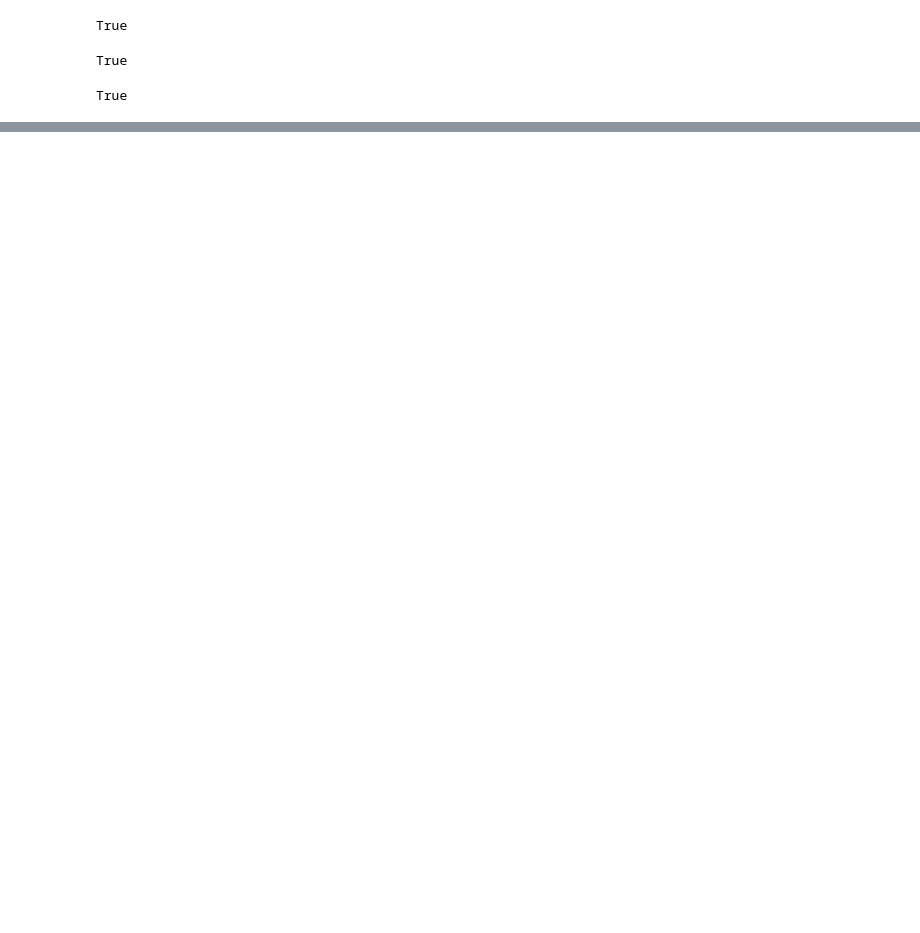
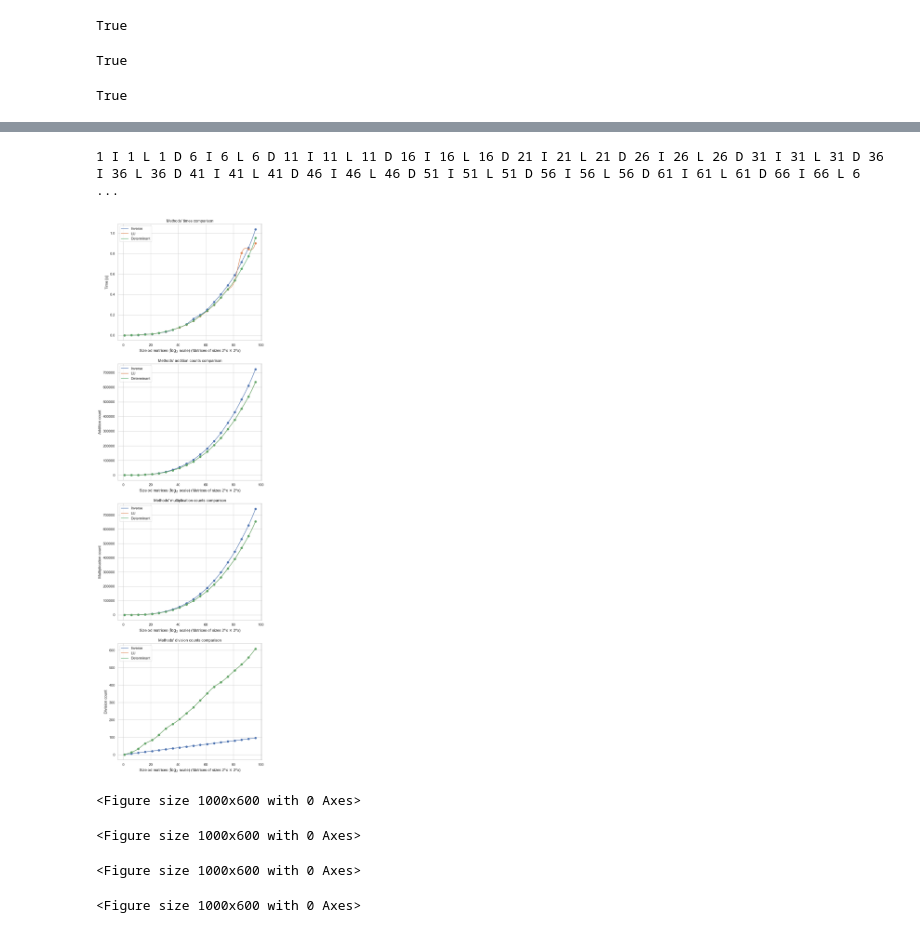
Before and after one commit to Szyntos/Algorymty_Macierzowe, a Jupyter notebook: lab2/main.ipynb, the cells around one changed output, grey strips where cells are left out. Saved outputs shown, nothing was run; the diff lists cells and outputs as text; code cells hidden in the pictures; blank space fills up the shorter version.

Commit message:
Added plots

```diff
--- a/lab2/main.ipynb
+++ b/lab2/main.ipynb
@@ -53,8 +64,8 @@ def create_M(n):
 def inverse(A):
     if A.shape[0] == 1:
         if A[0][0] != 0:
-            return np.array([[1/A[0][0]]])
-        return np.array([[A[0][0]]])
+            return np.array([[Num(1)/A[0][0]]], dtype=Num)
+        return np.array([[A[0][0]]], dtype=Num)
     A11, A12, A21, A22 = matrix_partition(A)
     A11_i = inverse(A11)
     S22 = A22 - A21 @ A11_i @ A12
@@ -76,7 +87,7 @@ True
 # %%
 def LU(A):
     if A.shape[0] == 1:
-        return np.array(A), np.array([[1]])
+        return np.array(A, dtype=Num), np.array([[1]], dtype=Num)
     A11, A12, A21, A22 = matrix_partition(A)
     L11, U11 = LU(A11)
     U11_i = inverse(U11)
@@ -87,8 +98,8 @@ def LU(A):
     Ls, Us = LU(S)
     U22 = Us
     L22 = Ls
-    return[matrix_repartition(L11, np.zeros(L11.shape, dtype=Num), L21, L22),
-           matrix_repartition(U11, U12, np.zeros(U11.shape, dtype=Num), U22)]
+    return [matrix_repartition(L11, np.zeros((L11.shape[0], L22.shape[1]), dtype=Num), L21, L22),
+            matrix_repartition(U11, U12, np.zeros((U22.shape[0], U11.shape[1]), dtype=Num), U22)]
 
 def check_LU(A):
     L, U = LU(A)
@@ -113,0 +151,23 @@ True
+# %%
+def stat_functions(bound, step=1):
+    df_times = pd.DataFrame()
+    df_add = pd.DataFrame()
+    df_mul = pd.DataFrame()
+    df_div = pd.DataFrame()
+    for n in range(1, bound, step):
+        A = create_M(n)
+        methods = {"Inverse":inverse, "LU":LU, "Determinant":determinant}
+        for method_name, method in methods.items():
+            reset_counter()
+            print(n, method_name[0], end=" ")
+            start_time = time()
+            method(A)
+            df_times.at[n, method_name] = time() - start_time
+            df_add.at[n, method_name] = Num().counts["add"]
+            df_mul.at[n, method_name] = Num().counts["mul"]
+            df_div.at[n, method_name] = Num().counts["div"]
+    return df_times, df_add, df_mul, df_div
+# %%
+dfs = stat_functions(100, 5)
+# %% [output]
+1 I 1 L 1 D 6 I 6 L 6 D 11 I 11 L 11 D 16 I 16 L 16 D 21 I 21 L 21 D 26 I 26 L 26 D 31 I 31 L 31 D 36 I 36 L 36 D 41 I 41 L 41 D 46 I 46 L 46 D 51 I 51 L 51 D 56 I 56 L 56 D 61 I 61 L 61 D 66 I 66 L 6 ...
@@ -113,0 +225,8 @@ True
+# %%
+plot_stats(dfs)
+# %% [output]
+[figure, added]
+<Figure size 1000x600 with 0 Axes>
+<Figure size 1000x600 with 0 Axes>
+<Figure size 1000x600 with 0 Axes>
+<Figure size 1000x600 with 0 Axes>
```
Also changed, not shown: parts of 6 cells of this notebook, 1 other file.
